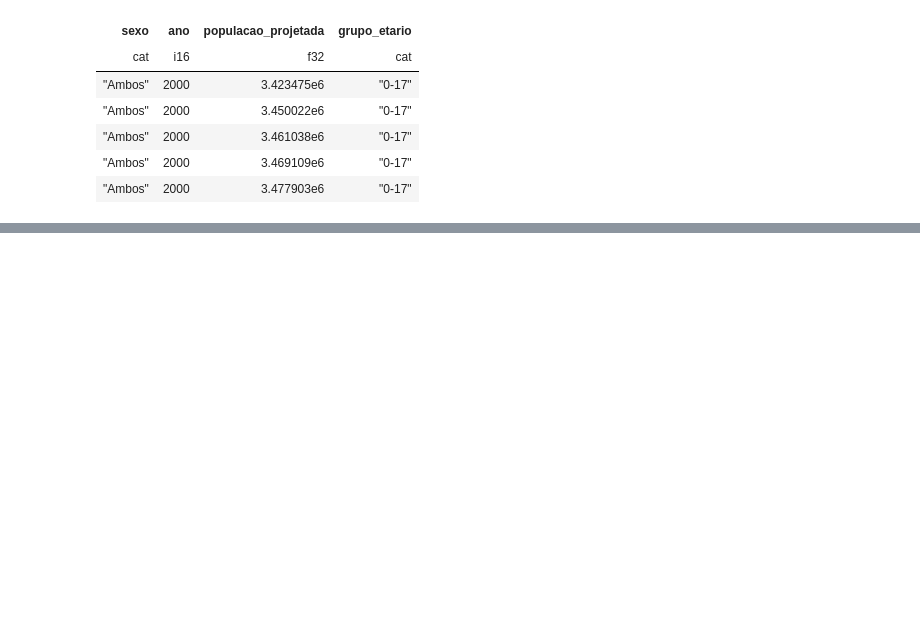
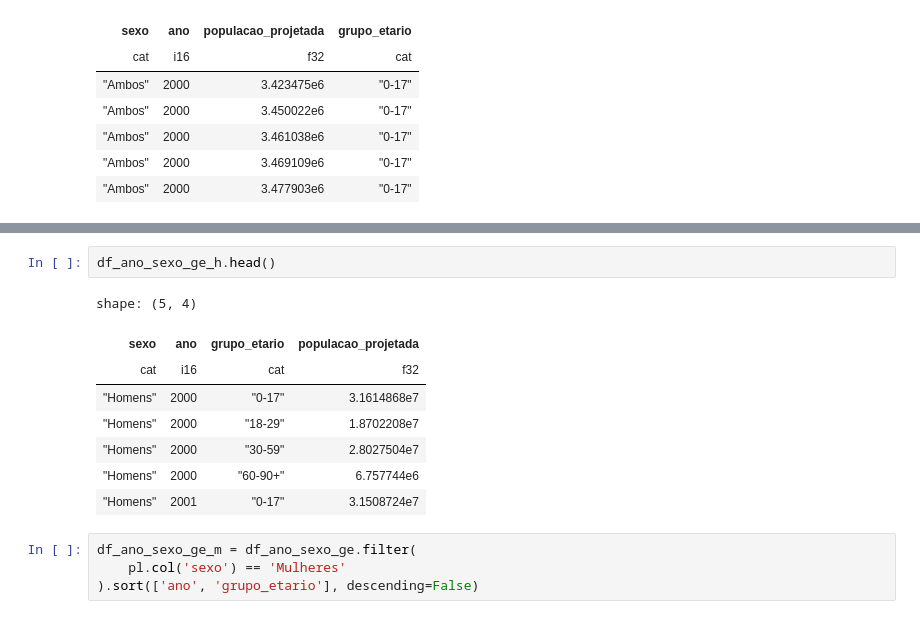
Before and after one commit to LazaroDamasceno/Rascunho-Artigo, a Jupyter notebook: analise_dados/projecao_populaco_ibge/projecao_populacao.ipynb, the cells around one changed output, grey strips where cells are left out. Cells and saved outputs as stored; diff of their text form; blank space fills up the shorter version.

```diff
--- a/analise_dados/projecao_populaco_ibge/projecao_populacao.ipynb
+++ b/analise_dados/projecao_populaco_ibge/projecao_populacao.ipynb
@@ -322,0 +327,15 @@ shape: (5, 4)
+# %%
+df_ano_sexo_ge_h.head()
+# %% [output]
+shape: (5, 4)
+| sexo | ano | grupo_etario | populacao_projetada |
+| cat | i16 | cat | f32 |
+| "Homens" | 2000 | "0-17" | 3.1614868e7 |
+| "Homens" | 2000 | "18-29" | 1.8702208e7 |
+| "Homens" | 2000 | "30-59" | 2.8027504e7 |
+| "Homens" | 2000 | "60-90+" | 6.757744e6 |
+| "Homens" | 2001 | "0-17" | 3.1508724e7 |
+# %%
+df_ano_sexo_ge_m = df_ano_sexo_ge.filter(
+    pl.col('sexo') == 'Mulheres'
+).sort(['ano', 'grupo_etario'], descending=False)
```
Also changed, not shown: parts of 8 cells of this notebook, 3 other files.
